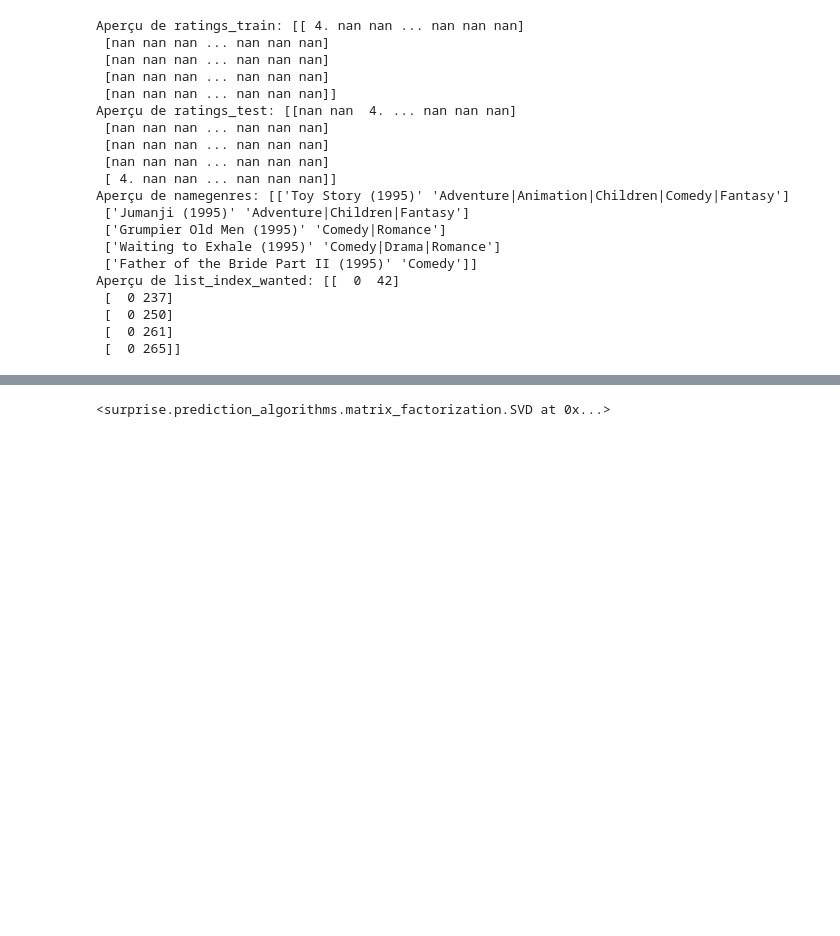
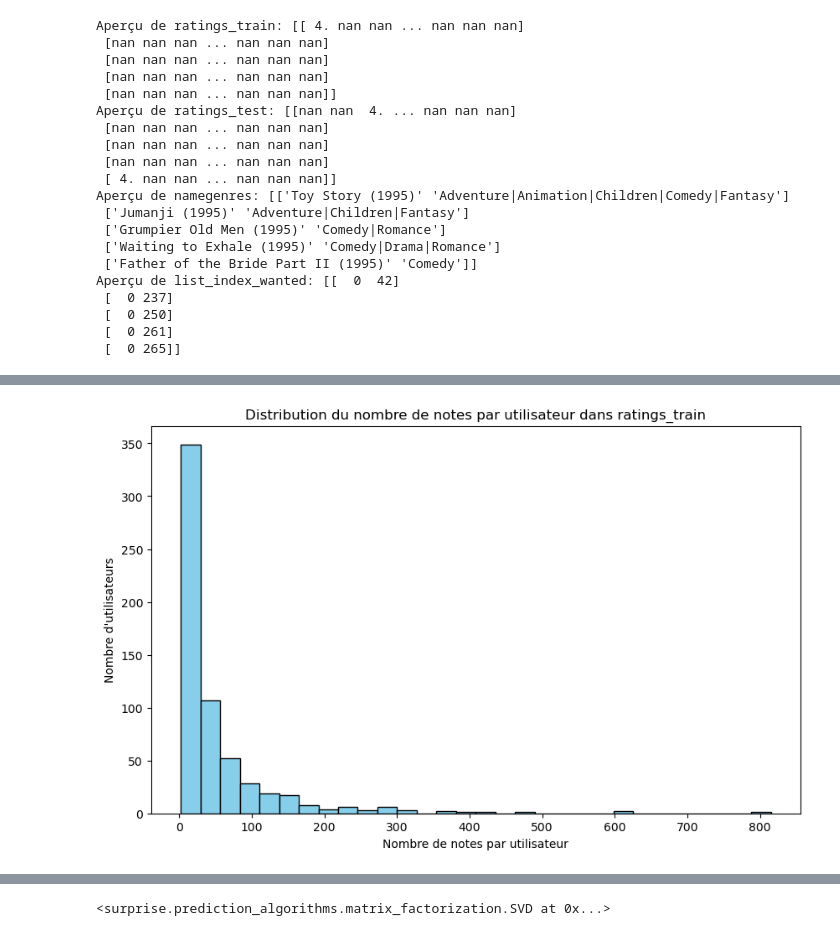
Before and after one commit to amandine32/ProjetML, a Jupyter notebook: recommandation.ipynb, the cells around one changed output, grey strips where cells are left out. Drawn from its saved outputs; the diff is of its cells as text; code cells hidden in the pictures; blank space fills up the shorter version.

```diff
--- a/recommandation.ipynb
+++ b/recommandation.ipynb
@@ -52,0 +86,17 @@ Aperçu de list_index_wanted: [[  0  42]
+# %%
+import matplotlib.pyplot as plt
+import numpy as np
+
+# Calculer le nombre de notes par utilisateur dans ratings_train
+# Assumant que chaque ligne est un utilisateur
+notes_par_utilisateur = np.count_nonzero(~np.isnan(ratings_train), axis=1)
+
+# Créer l'histogramme
+plt.figure(figsize=(10, 6))
+plt.hist(notes_par_utilisateur, bins=30, color="skyblue", edgecolor="black")
+plt.xlabel("Nombre de notes par utilisateur")
+plt.ylabel("Nombre d'utilisateurs")
+plt.title("Distribution du nombre de notes par utilisateur dans ratings_train")
+plt.show()
+# %% [output]
+[figure, added]
```
Also changed, not shown: parts of 6 cells of this notebook.
